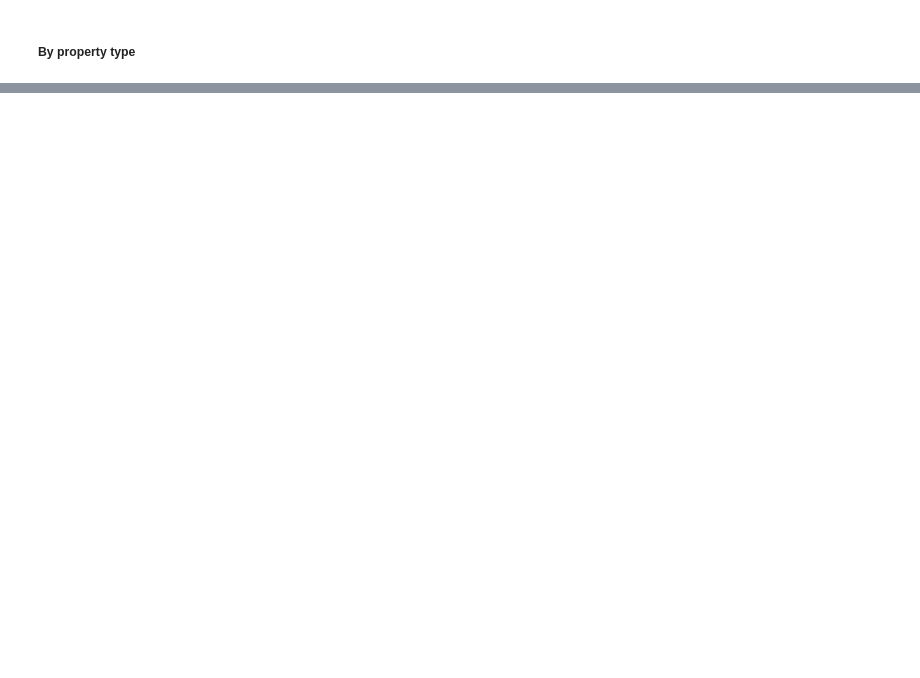
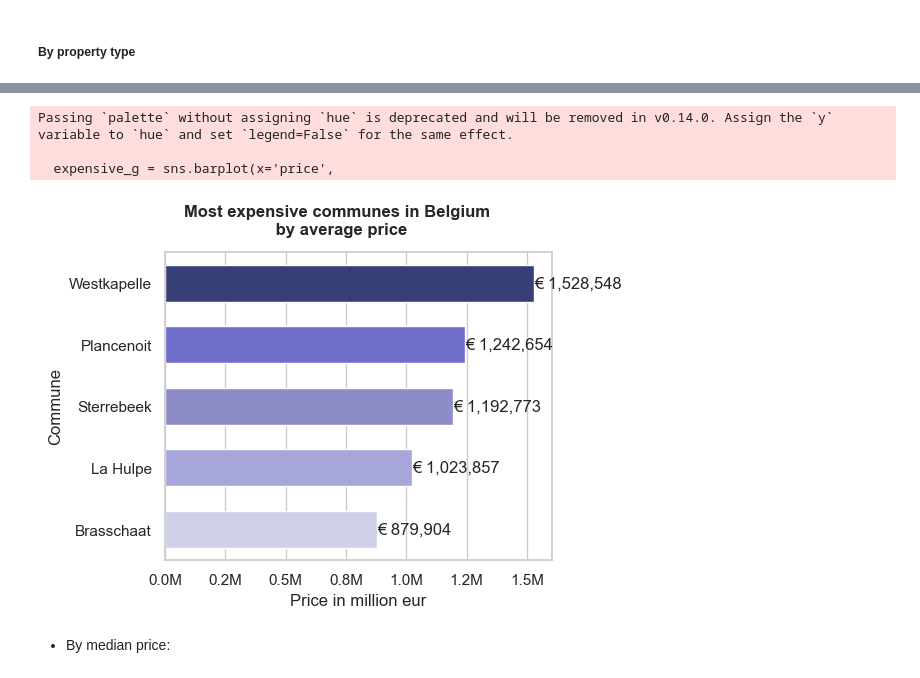
Before and after one commit to Alkszo/immo_eliza_analysis, a Jupyter notebook: data_analysis.ipynb, the cells around one changed output, grey strips where cells are left out. Drawn from its saved outputs; the diff is of its cells as text; code cells hidden in the pictures; blank space fills up the shorter version.

```diff
--- a/data_analysis.ipynb
+++ b/data_analysis.ipynb
@@ -711,0 +714,9 @@ graph15.set_xticklabels(xlabels)
+# %%
+# group by commune
+be_communes = df.groupby('commune')
+
+# count the number of observations per commune
+communes_size = be_communes.size()
+
+# Find communes with at least 20 observations
+valid_size_communes = communes_size[communes_size >= 20].index
@@ -711,0 +727,4 @@ graph15.set_xticklabels(xlabels)
+# %%
+# get most expensive communes per average price
+expensive = pd.DataFrame(be_communes['price'].mean().loc[valid_size_communes].sort_values(ascending=False).head())
+expensive
@@ -711,0 +749,39 @@ graph15.set_xticklabels(xlabels)
+# %%
+# For visualizations
+my_palette = ['#2D3880', '#615EDB', '#8382D1', '#9D9DE4', '#CBCBEB']
+# %%
+sns.set_theme(style='whitegrid')
+plt.figure(figsize=(5, 4))
+
+expensive_g = sns.barplot(x='price',
+                        y='commune',
+                        data=expensive,
+                        palette=my_palette,
+                        width=0.6)
+
+#expensive_g.set_title('Most expensive communes in Belgium per average price', loc='center', y=1.03, fontsize=12, weight='bold')
+expensive_g.set(xlabel='Price in million eur', ylabel='Commune')
+expensive_g.text(0.45, 1.05, 'Most expensive communes in Belgium \n by average price', ha='center', va='bottom', fontsize=12, weight='bold', transform=expensive_g.transAxes)
+
+# change 1.50 to 1.5M
+plt.gca().xaxis.set_major_formatter(mtick.FuncFormatter(lambda x, pos: f'{x/1e6:.1f}M'))
+
+
+# Add bar value to each bar
+for p in expensive_g.patches:
+    # Get the width of each bar (the value of the bar in horizontal plots)
+    width = p.get_width()
+    # Place the value to the right of each bar
+    expensive_g.text(width, p.get_y() + p.get_height() / 2, f'€ {width:,.0f}',
+            ha='left', va='center', fontsize=12, weight='normal')
+
+
+plt.xticks(rotation=0)
+plt.show()
+# %% [output]
+Passing `palette` without assigning `hue` is deprecated and will be removed in v0.14.0. Assign the `y` variable to `hue` and set `legend=False` for the same effect.
+
+  expensive_g = sns.barplot(x='price',
+[figure, added]
+# %% [markdown]
+- By median price:
```
Also changed, not shown: parts of 84 cells of this notebook.
